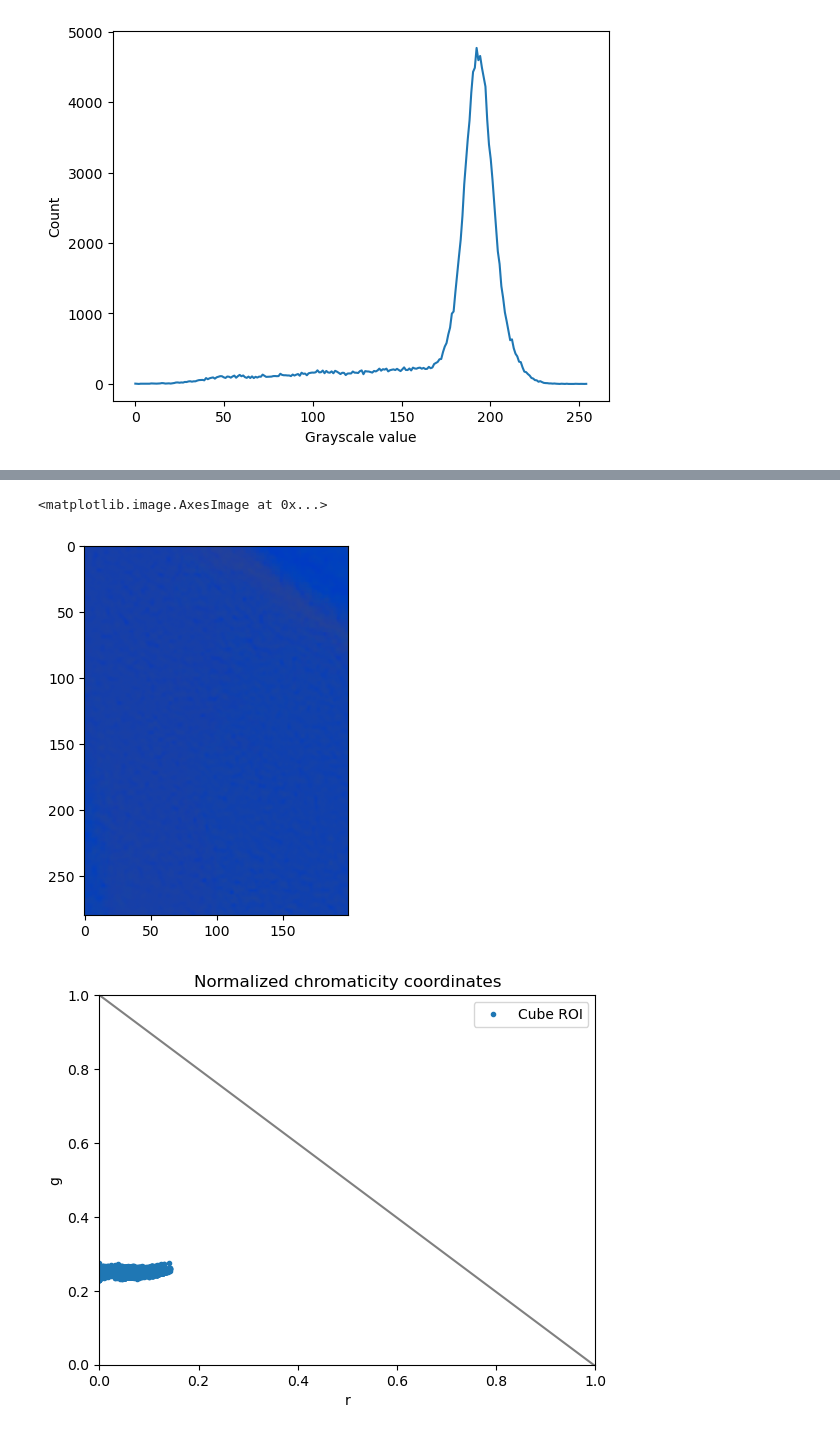
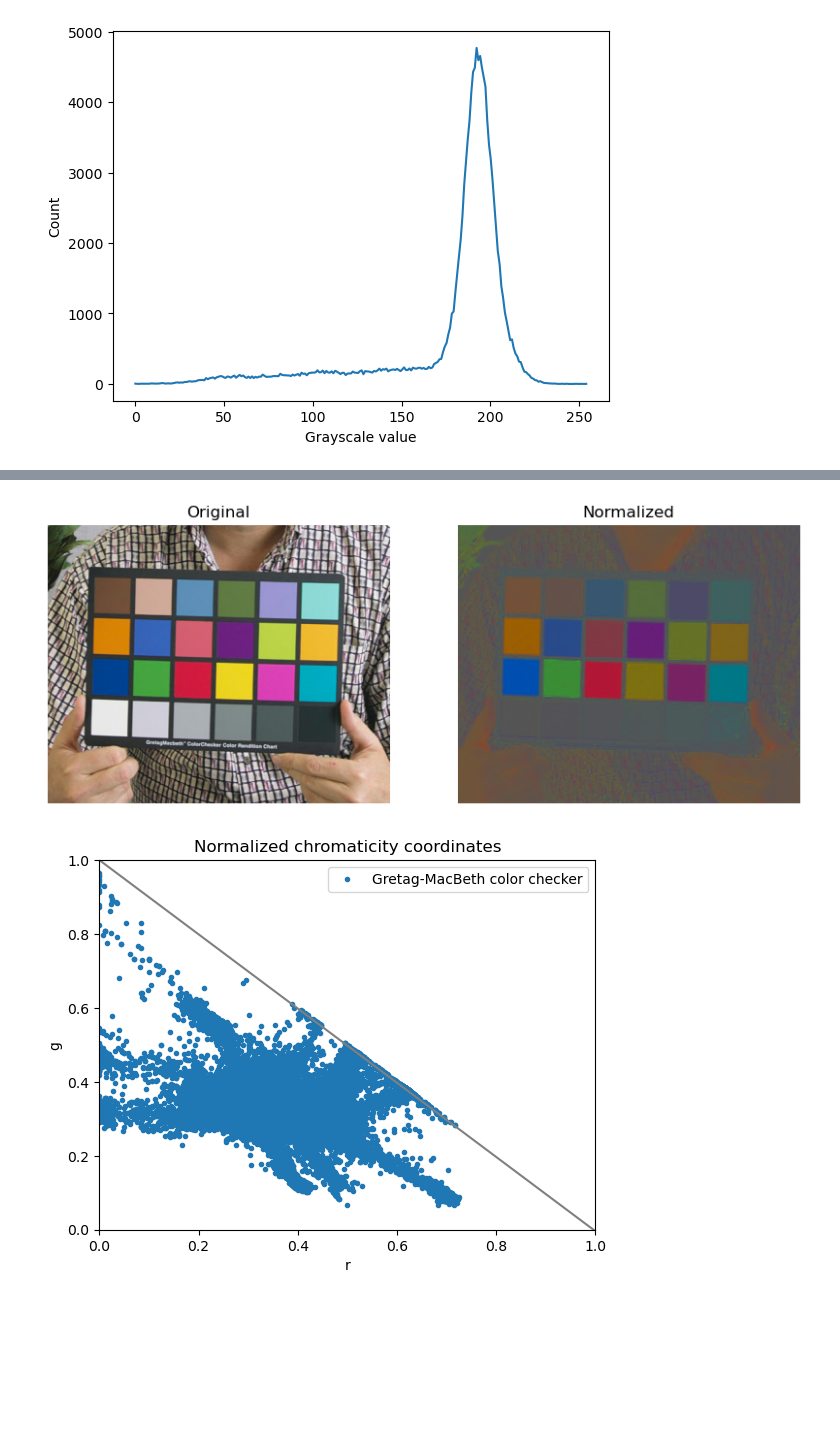
Before and after one commit to genvert/AP_157_FX-2_Vertudez, a Jupyter notebook: Activity 5/Activity 5.ipynb, the cells around one changed output, grey strips where cells are left out. Cells and saved outputs as stored; diff of their text form; code cells hidden in the pictures; blank space fills up the shorter version.

```diff
--- a/Activity 5/Activity 5.ipynb
+++ b/Activity 5/Activity 5.ipynb
@@ -87,17 +71,25 @@ plt.imshow(cube)
-# %%
-import cv2
-
-cube_ROI = cube[1470:1750,300:500]
-cube_ROI_norm = img_norm(cube_ROI)
-plt.imshow(cube_ROI_norm)
-
-# image_with_roi = cube.copy()
-# image_with_roi = cv2.rectangle(image_with_roi, (1500,1750), (300,500), (0, 255, 0), 2)
-# plt.imshow(image_with_roi)
-# %% [output]
-<matplotlib.image.AxesImage at 0x...>
-[figure, removed]
-# %%
-NCC(cube_ROI,'Cube ROI')
-# %% [output]
-[figure, removed]
+# %%
+# try with the Gretag-MacBeth color checker
+
+color_checker = plt.imread('Gretag-Macbeth_ColorChecker.jpg')
+color_checker_norm = img_norm(color_checker)
+
+plt.figure(figsize=[10,5])
+
+plt.subplot(121)
+plt.title('Original')
+plt.axis('off')
+plt.imshow(color_checker)
+
+plt.subplot(122)
+plt.title('Normalized')
+plt.axis('off')
+plt.imshow(color_checker_norm)
+
+plt.show()
+
+NCC(color_checker,'Gretag-MacBeth color checker')
+plt.show()
+# %% [output]
+[figure, added]
+[figure, added]
```
Also changed, not shown: parts of 16 cells of this notebook.
